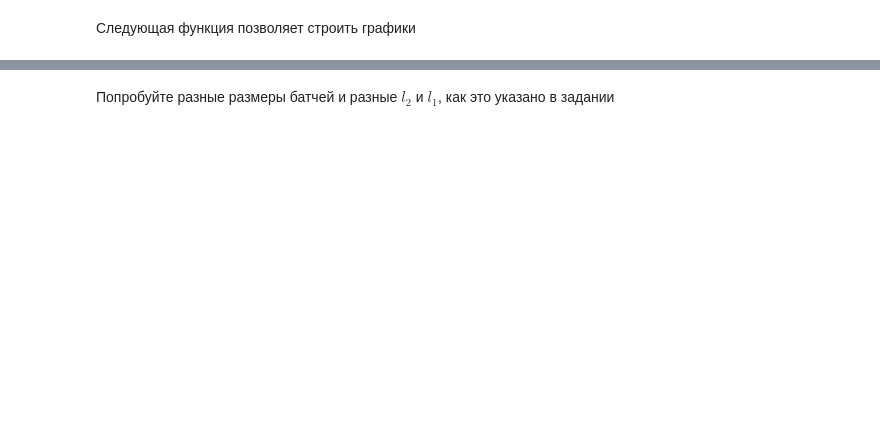
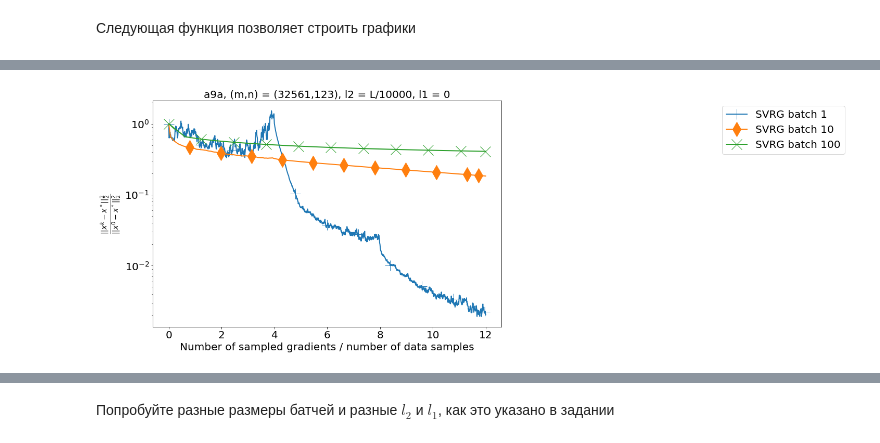
Before and after one commit to Naumenko-KM/MADE_2_MetOpt, a Jupyter notebook: hw3/hw3.ipynb, the cells around one changed output, grey strips where cells are left out. Cells and saved outputs as stored; diff of their text form; code cells hidden in the pictures; blank space fills up the shorter version.

```diff
--- a/hw3/hw3.ipynb
+++ b/hw3/hw3.ipynb
@@ -531,0 +640,14 @@ make_plots(args=args_for_plots)
+# %%
+methods = [
+         ['SVRG', [gamma, l2, l1, 3, int(2*m/1), 1],
+           ' batch 1', None],
+         ['SVRG', [gamma, l2, l1, 3, int(2*m/10), 10],
+           ' batch 10', None],
+         ['SVRG', [gamma, l2, l1, 3, int(2*m/100), 100],
+           ' batch 100', None],
+]
+mode_x = 'data_passes'
+args_for_plots = [dataset, filename, mode_y, mode_x, figsize, fontsize, title, methods]
+make_plots(args=args_for_plots)
+# %% [output]
+[figure, added]
```
Also changed, not shown: parts of 38 cells of this notebook, 11 other files.
